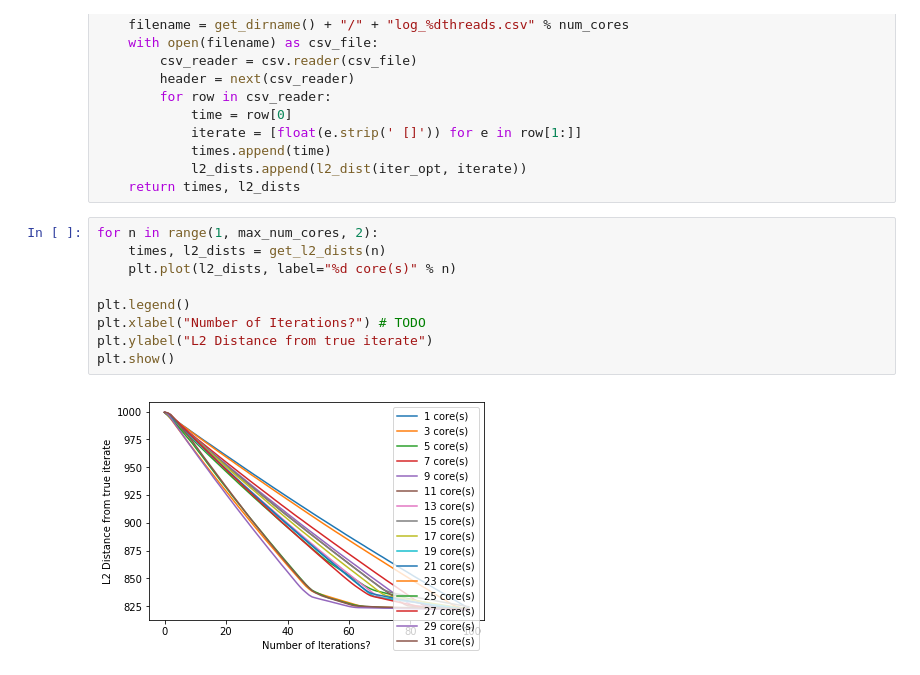
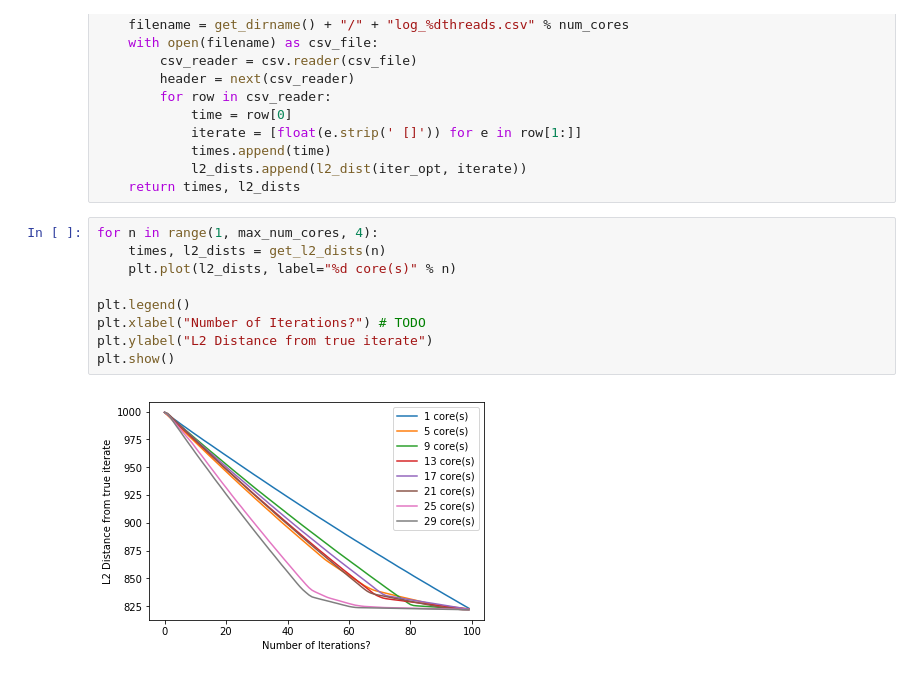
Before and after one commit to mstecklein/LargeScaleOptimization2_FinalProject_Hogwild, a Jupyter notebook: data/Single Directory Analysis.ipynb, the cells around one changed output. Cells and saved outputs as stored; diff of their text form.

```diff
--- a/data/Single Directory Analysis.ipynb
+++ b/data/Single Directory Analysis.ipynb
@@ -99,13 +99,13 @@ def get_l2_dists(num_cores):
             l2_dists.append(l2_dist(iter_opt, iterate))
     return times, l2_dists
 # %%
-for n in range(1, max_num_cores, 2):
+for n in range(1, max_num_cores, 4):
     times, l2_dists = get_l2_dists(n)
     plt.plot(l2_dists, label="%d core(s)" % n)
 
 plt.legend()
 plt.xlabel("Number of Iterations?") # TODO
 plt.ylabel("L2 Distance from true iterate")
 plt.show()
 # %% [output]
-[figure, old version]
+[figure, new version]
```
Also changed, not shown: 1 other file.
